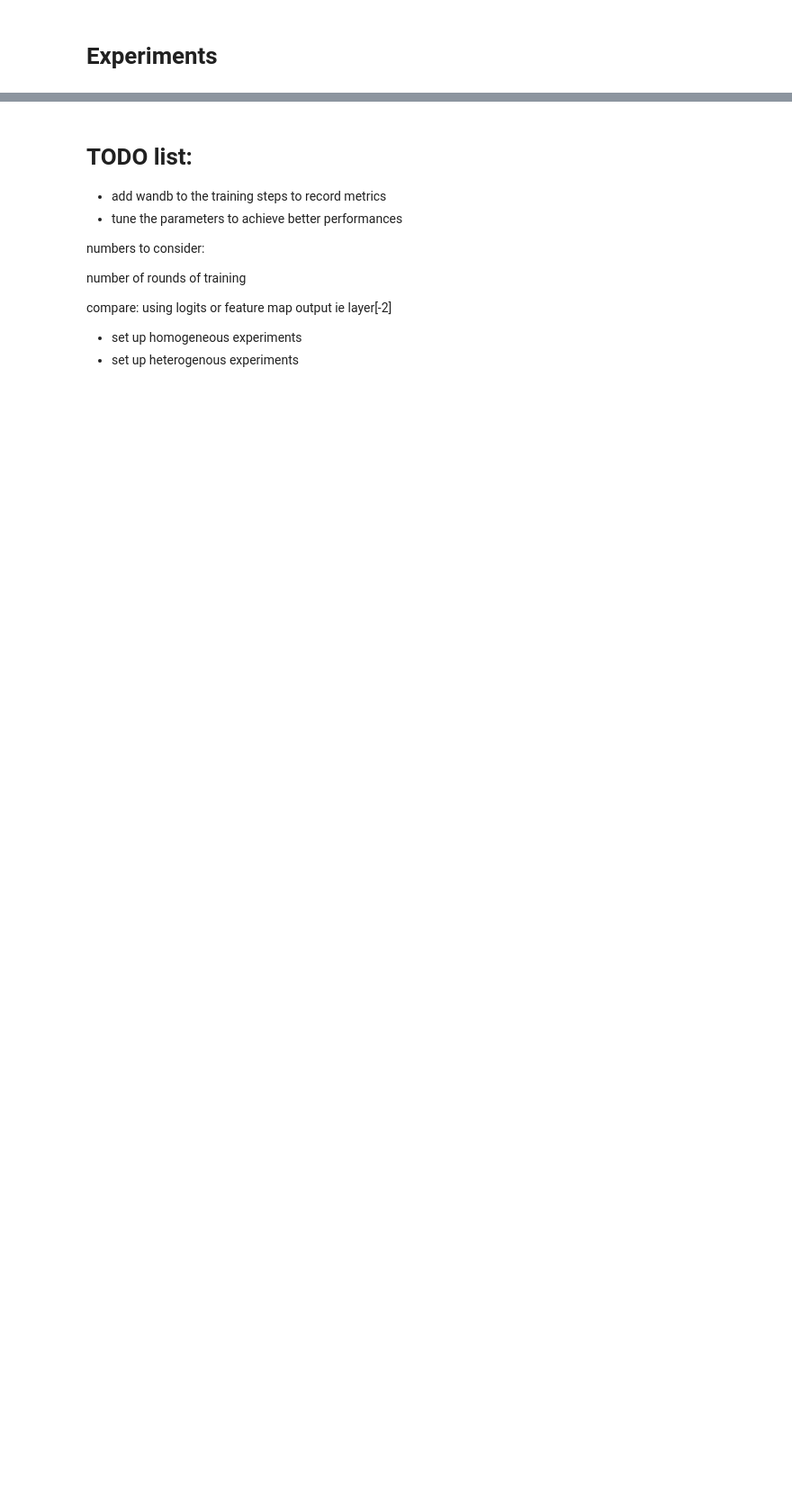
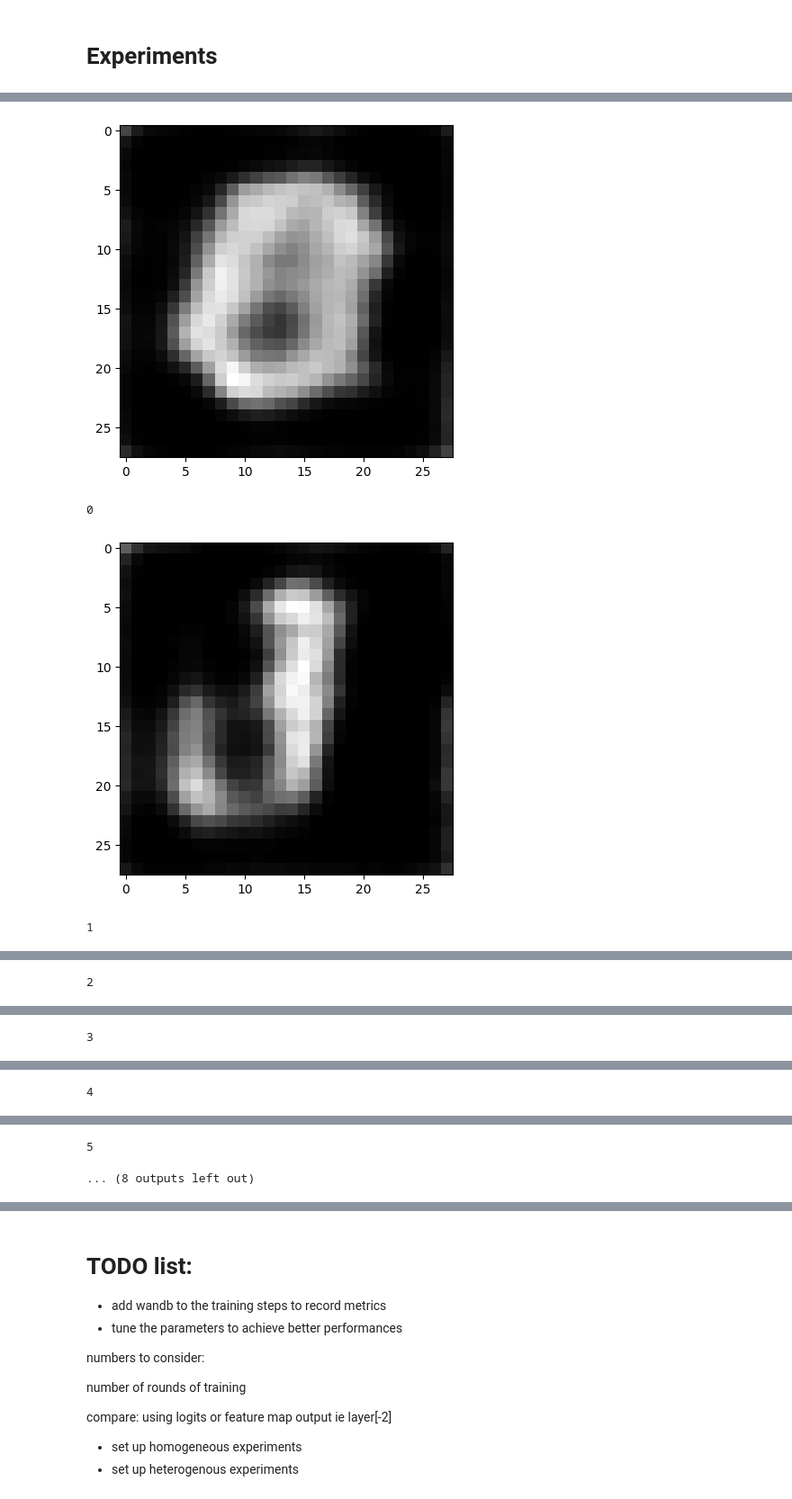
Before and after one commit to ChrisW2420/FedDistill, a Jupyter notebook: FedPKDG.ipynb, the cells around one changed output, grey strips where cells are left out. Shown at 90% size. Cells and saved outputs as stored; diff of their text form; code cells hidden in the pictures; blank space fills up the shorter version.

```diff
--- a/FedPKDG.ipynb
+++ b/FedPKDG.ipynb
@@ -475,7 +518,7 @@ def if_synced(model1, model2):
 ## Callback zoo
 # %%
 early_stopping = EarlyStopping(
-    monitor='val_loss',
+    monitor='loss', #default to val_loss
     min_delta=0.001,  # only consider as improvement significant changes
     patience=2,      # number of epochs with no improvement after which training will be stopped
     verbose=1,
@@ -495,7 +538,7 @@ class Client(): #TODO: add name to clients to refer to them, espeically during l
     self.batch_size = 64 # hyperparam, can tune
     self.validation_split=0.1
 
-  def local_train(self, epochs = 5, is_prune = False, target_sparsity = 0.3, fine_tune_epochs = 0, **kwargs):
+  def train_cnn(self, epochs = 5, is_prune = False, target_sparsity = 0.3, fine_tune_epochs = 0, **kwargs):
     if is_prune:
       print('from gloabl - before pruning client has sparsity', get_model_sparsity(self.cnn))
       self.cnn = prune_finetrain(self.cnn, _epochs = epochs, x = self.x_private, y = self.y_private, target_sparsity = target_sparsity, fine_tune_epochs = fine_tune_epochs) # fine_tune_epochs can take decimals, starts pruning after fine tune
@@ -514,7 +557,6 @@ class Client(): #TODO: add name to clients to refer to them, espeically during l
       self.cnn.fit(self.x_private, self.y_private, batch_size=batch_size, epochs=epochs,validation_split=self.validation_split, callbacks=[early_stopping])
 
   def train_gen(self, epochs = 20, d_learning_rate = 0.0003, g_learning_rate = 0.0003):
-    #TODO: test ConditionalGAN
     cond_gan = ConditionalGAN(self.discriminator, self.generator, self.latent_dim)
     cond_gan.compile(
         d_optimizer=keras.optimizers.Adam(d_learning_rate),
@@ -525,7 +567,7 @@ class Client(): #TODO: add name to clients to refer to them, espeically during l
     train_label = keras.utils.to_categorical(self.y_private, 10) # 1 hot encoding label
     dataset = tf.data.Dataset.from_tensor_slices((self.x_private, train_label))
     dataset = dataset.shuffle(buffer_size=1024).batch(batch_size)
-    cond_gan.fit(dataset, epochs=epochs)
+    cond_gan.fit(dataset, epochs=epochs, callbacks=[early_stopping])
 
 
   ## the following code act as interface with the server, avoid direct access to private model and dataset
@@ -595,13 +637,13 @@ class Server():
     for client in self.client_list:
         self.assign_weights_gen(client)
 
-  def local_training(self, cnn_epochs=None, target_sparsity=0.3, gen_epochs=None):
+  def local_training(self, cnn_epochs=None, target_sparsity=0.3, fine_tune_epochs = 0, gen_epochs=None):
     for idx, client in enumerate(self.client_list):
       # train the cnn
       print('training client', idx, '\'s CNN')
       if not cnn_epochs:
         cnn_epochs = self.comm_freq
-      client.local_train(epochs = cnn_epochs, is_prune = self.is_prune, target_sparsity=target_sparsity)
+      client.train_cnn(epochs = cnn_epochs, is_prune = self.is_prune, target_sparsity=target_sparsity, fine_tune_epochs = fine_tune_epochs)
       # train the generator
       print('training client', idx, '\'s GEN')
       if not gen_epochs:
@@ -880,0 +1012,13 @@ Epoch 1/2
+# %%
+for idx in range(10):
+  pos = idx*100+20
+  img = Server.x_public[pos]
+  label = Server.y_public[pos]
+  plt.imshow(img, cmap='gray')
+  plt.show()
+  print(label)
+# %% [output]
+[figure, added]
+0
+[figure, added]
+1
@@ -880,0 +1026 @@ Epoch 1/2
+2
@@ -880,0 +1028 @@ Epoch 1/2
+3
@@ -880,0 +1030 @@ Epoch 1/2
+4
@@ -880,0 +1032,2 @@ Epoch 1/2
+5
+... (8 outputs left out)
```
Also changed, not shown: parts of 9 cells of this notebook.
